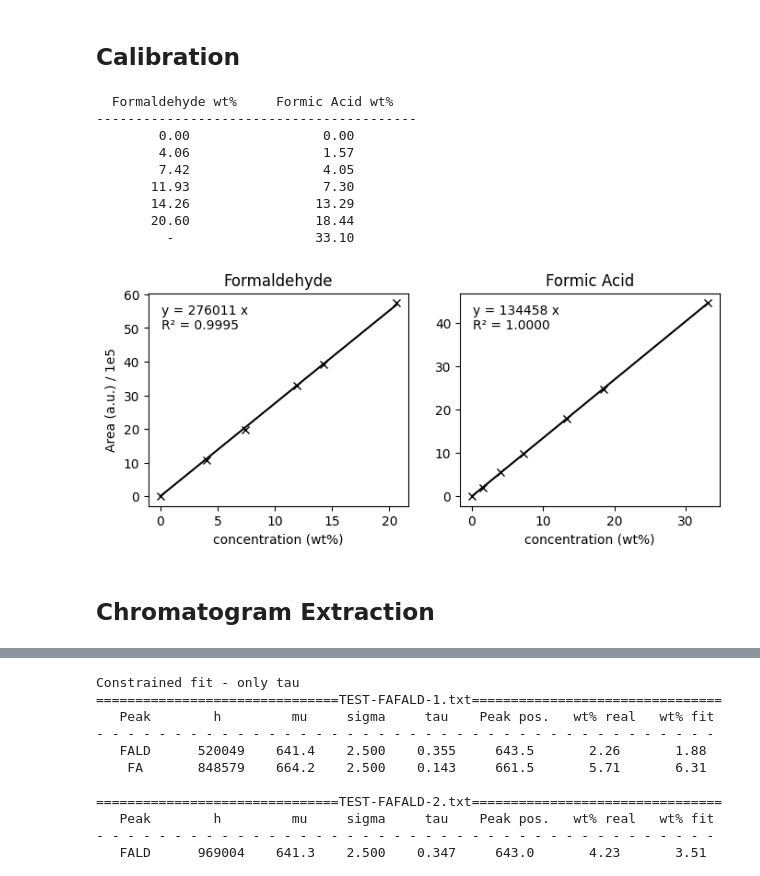
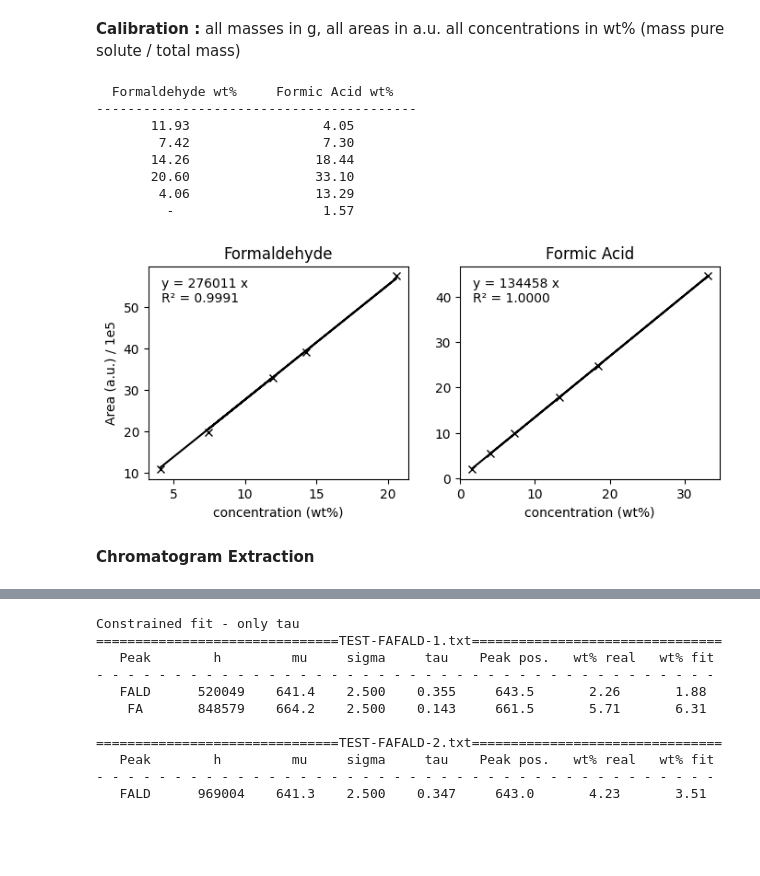
Before and after one commit to fabianketter/HPLC-Deconvolution, a Jupyter notebook: HPLC.ipynb, the cells around one changed output, grey strips where cells are left out. Cells and saved outputs as stored; diff of their text form; code cells hidden in the pictures; blank space fills up the shorter version.

```diff
--- a/HPLC.ipynb
+++ b/HPLC.ipynb
@@ -7,34 +6,37 @@ from scipy.integrate import trapezoid
 from scipy.special import erfc
 from fit_functions import R_sq, EMG, EMG_mirrored, EMGsTailFront, make_constrained_EMG, make_constrained_EMG_mirrored, make_constrained_EMGsTailFront, make_sigma_constrained_EMG, make_sigma_constrained_EMG_mirrored, make_sigma_constrained_EMGsTailFront
-# %% [markdown]
-## Calibration
+# %% [markdown]
+**Calibration :**
+all masses in g, all areas in a.u. all concentrations in wt% (mass pure solute / total mass)
 # %%
-# Calibration data, all masses in g, all areas in arbitrary units, all concentrations in wt% (mass of solute / total mass)
+path = 'data/'
+FALD = {
+    'name': 'Formaldehyde',
+    'stock_c': 37,  # wt% in stock solution
+    'water': np.array([0.8533, 0.8868, 0.7250, 0.5555, 1.0525]),
+    'stock': np.array([0.4061, 0.2224, 0.4548, 0.6975, 0.1297]),
+    'areas': np.array([3277991, 1975810, 3911989, 5744917, 1078320]),
+    'p0': (2e5, 644, 3.3, 0.31),
+    'hs': [], 'sigmas': [], 'taus': [], 'fits': [],
+    'files': ['CAL-FALD-1.txt', 'CAL-FALD-2.txt', 'CAL-FALD-3.txt', 'CAL-FALD-4.txt', 'CAL-FALD-5.txt'],
+    'color': 'C9'
+}
 FA = {
     'name': 'Formic Acid',
-    'water': np.array([1, 0.9708, 0.9620, 0.9157, 0.9194, 0.9276, 1.1981]),
-    'FA': np.array([0, 0.0410, 0.0758, 0.2071, 0.4549, 0.1422, 0.0191]),
-    'areas': np.array([0, 556879, 984689, 2469722, 4456892, 1782368, 198684])
+    'stock_c': 100,  # wt% in stock solution
+    'water': np.array([0.9708, 0.9620, 0.9157, 0.9194, 0.9276, 1.1981]),
+    'stock': np.array([0.0410, 0.0758, 0.2071, 0.4549, 0.1422, 0.0191]),
+    'areas': np.array([556879, 984689, 2469722, 4456892, 1782368, 198684]),
+    'p0': (2e5, 660, 2.5, 0.18),
+    'hs': [], 'sigmas': [], 'taus': [], 'fits': [],
+    'files': ['CAL-FA-1.txt', 'CAL-FA-2.txt', 'CAL-FA-3.txt', 'CAL-FA-4.txt', 'CAL-FA-5.txt', 'CAL-FA-6.txt'],
+    'color': 'C3'
 }
-FAld = {
-    'name': 'Formaldehyde',
-    'water': np.array([1, 0.8533, 0.8868, 0.7250, 0.5555, 1.0525]),
-    'FAld': np.array([0, 0.4061, 0.2224, 0.4548, 0.6975, 0.1297]),
-    'areas': np.array([0, 3277991, 1975810, 3911989, 5744917, 1078320])
-}
-
-# Convert masses to wt% concentration for each calibration series
-calibrations = [
-    (FA, 'FA', 100),
-    (FAld, 'FAld', 37),
-]
-
-for dictionary, solute_key, factor in calibrations:
-    # wt% = mass of solute / total mass, scaled by mass concentration factor in stock solution (100% for FA, 37% for FAld)
-    concentrations = factor * dictionary[solute_key] / (dictionary[solute_key] + dictionary['water'])
-    order = np.argsort(concentrations)
-    dictionary['concentrations'] = concentrations[order]
-    dictionary['areas'] = dictionary['areas'][order]
+dictionaries = [FALD, FA]
+for dictionary in dictionaries:
+    concentrations = dictionary['stock_c'] * dictionary['stock'] / (dictionary['stock'] + dictionary['water'])
+    dictionary['concentrations'] = concentrations
+    dictionary['areas'] = dictionary['areas']
 
 col_width = 20
 header = f"{'Formaldehyde wt%':^{col_width}} {'Formic Acid wt%':^{col_width}}"
@@ -44,43 +46,42 @@ print('-' * len(header))
 def fmt(value):
     return f"{value:^{col_width}.2f}" if isinstance(value, (int, float, np.floating)) else f"{value:^{col_width}}"
 
-max_len = max(len(FAld['concentrations']), len(FA['concentrations']))
+max_len = max(len(FALD['concentrations']), len(FA['concentrations']))
 for index in range(max_len):
-    fald = FAld['concentrations'][index] if index < len(FAld['concentrations']) else '-'
+    fald = FALD['concentrations'][index] if index < len(FALD['concentrations']) else '-'
     fa = FA['concentrations'][index] if index < len(FA['concentrations']) else '-'
     print(fmt(fald), fmt(fa))
 # %% [output]
   Formaldehyde wt%     Formic Acid wt%
 -----------------------------------------
-        0.00                 0.00
-        4.06                 1.57
-        7.42                 4.05
-       11.93                 7.30
-       14.26                13.29
-       20.60                18.44
-         -                  33.10
+       11.93                 4.05
+        7.42                 7.30
+       14.26                18.44
+       20.60                33.10
+        4.06                13.29
+         -                   1.57
 # %%
 # calculate fit parameters and R² for each calibration series
-for dictionary in np.array([FAld, FA]):
+for dictionary in dictionaries:
     m, residuals, _, _ = np.linalg.lstsq(dictionary['concentrations'].reshape(-1,1), dictionary['areas'])
     slope = m[0]
     dictionary['slope'] = slope
     r2 = R_sq(lambda x: slope*x, dictionary['concentrations'], dictionary['areas'])
     dictionary['r2'] = r2
 
 # plot
 fig, (ax1, ax2) = plt.subplots(figsize = (8, 3), ncols = 2)
-for dictionary, ax in zip(np.array([FAld, FA]), [ax1, ax2]):
+for dictionary, ax in zip(np.array([FALD, FA]), [ax1, ax2]):
     ax.plot(dictionary['concentrations'], dictionary['areas']/1e5, 'kx')
     ax.plot(dictionary['concentrations'], dictionary['concentrations']*dictionary['slope']/1e5, 'k-')
     ax.set_title(dictionary['name'])
     ax.set_xlabel('concentration (wt%)')
     eq_text = f"y = {dictionary['slope']:.0f} x\nR² = {dictionary['r2']:.4f}"
     ax.text(0.05, 0.95, eq_text, transform=ax.transAxes, va='top')
 ax1.set_ylabel('Area (a.u.) / 1e5')
 plt.show()
 # %% [output]
-[figure, old version]
+[figure, new version]
 # %% [markdown]
-## Chromatogram Extraction
+**Chromatogram Extraction**
 # %%
```
Also changed, not shown: parts of 11 cells of this notebook.
